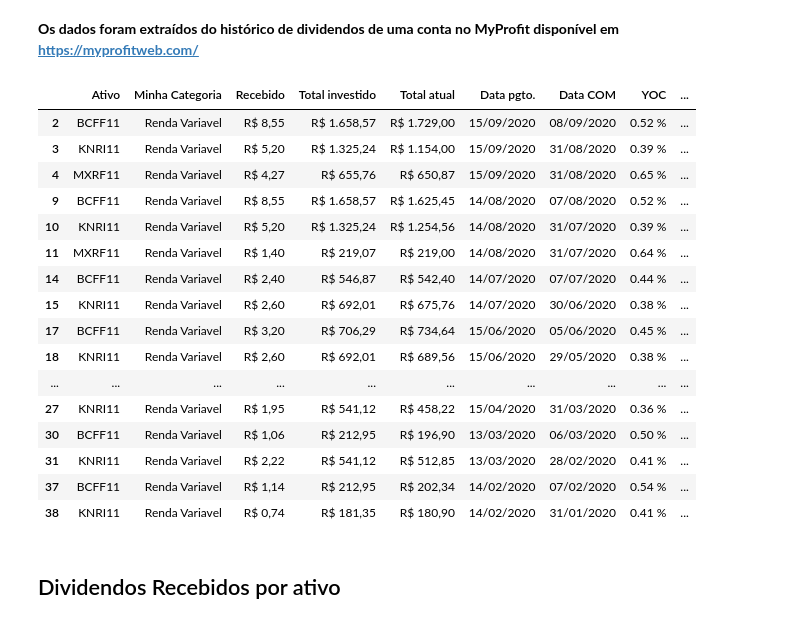
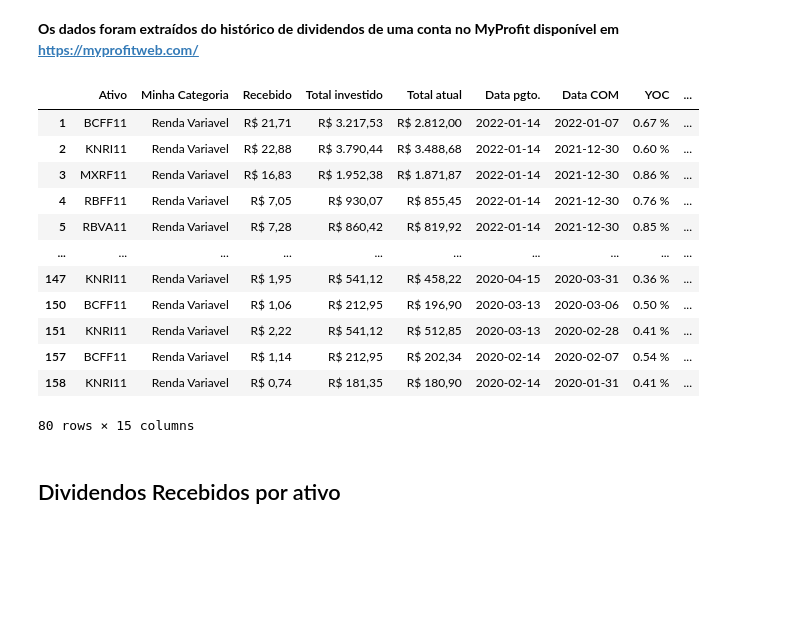
Before and after one commit to devBino/analise_dados_cases, a Jupyter notebook: analise_dividendos/dividendos_historicos_analise.ipynb, the cells around one changed output. Saved outputs shown, nothing was run; the diff lists cells and outputs as text; code cells hidden in the pictures; blank space fills up the shorter version.

```diff
--- a/analise_dividendos/dividendos_historicos_analise.ipynb
+++ b/analise_dividendos/dividendos_historicos_analise.ipynb
@@ -13,42 +13,38 @@
 **Os dados foram extraídos do histórico de dividendos de uma conta no MyProfit disponível em https://myprofitweb.com/**
 # %%
 import pandas as pd
-dados = pd.read_csv("dividendos.csv")
+dados = pd.read_csv('dividendos.csv', decimal=',', thousands='.', parse_dates=['Data pgto.','Data COM'], dayfirst=True)
 
 limite_meses_relatorios = 12
 
 #filtrando pela categoria configurada como Renda Variavel no MyProfitWeb
 dados = dados[ dados['Minha Categoria'] == 'Renda Variavel' ]
 
 #eliminando 2 ativos que não existem mais no portfólio, mas que são trazidos na massa de dados
 dados = dados[ dados['Ativo'] != 'XPLG11' ]
 dados = dados[ dados['Ativo'] != 'HSLG11' ]
 
 #calculando diferença entre DY - YOC e criando nova coluna no DataFrame para posterior utilização
 dados['YOC_DY'] = dados['DY'].str.replace(' %','').astype(float) - dados['YOC'].str.replace(' %','').astype(float)
 
 #tratando valor por cota para posterior utilização
 dados['VALOR_DY_COTA'] = dados['Valor por cota'].str.replace('R$ ','').str.replace(',','.').astype(float)
 
 display(dados)
 # %% [output]
 |  | Ativo | Minha Categoria | Recebido | Total investido | Total atual | Data pgto. | Data COM | YOC | ... |
-| 2 | BCFF11 | Renda Variavel | R$ 8,55 | R$ 1.658,57 | R$ 1.729,00 | 15/09/2020 | 08/09/2020 | 0.52 % | ... |
-| 3 | KNRI11 | Renda Variavel | R$ 5,20 | R$ 1.325,24 | R$ 1.154,00 | 15/09/2020 | 31/08/2020 | 0.39 % | ... |
-| 4 | MXRF11 | Renda Variavel | R$ 4,27 | R$ 655,76 | R$ 650,87 | 15/09/2020 | 31/08/2020 | 0.65 % | ... |
-| 9 | BCFF11 | Renda Variavel | R$ 8,55 | R$ 1.658,57 | R$ 1.625,45 | 14/08/2020 | 07/08/2020 | 0.52 % | ... |
-| 10 | KNRI11 | Renda Variavel | R$ 5,20 | R$ 1.325,24 | R$ 1.254,56 | 14/08/2020 | 31/07/2020 | 0.39 % | ... |
-| 11 | MXRF11 | Renda Variavel | R$ 1,40 | R$ 219,07 | R$ 219,00 | 14/08/2020 | 31/07/2020 | 0.64 % | ... |
-| 14 | BCFF11 | Renda Variavel | R$ 2,40 | R$ 546,87 | R$ 542,40 | 14/07/2020 | 07/07/2020 | 0.44 % | ... |
-| 15 | KNRI11 | Renda Variavel | R$ 2,60 | R$ 692,01 | R$ 675,76 | 14/07/2020 | 30/06/2020 | 0.38 % | ... |
-| 17 | BCFF11 | Renda Variavel | R$ 3,20 | R$ 706,29 | R$ 734,64 | 15/06/2020 | 05/06/2020 | 0.45 % | ... |
-| 18 | KNRI11 | Renda Variavel | R$ 2,60 | R$ 692,01 | R$ 689,56 | 15/06/2020 | 29/05/2020 | 0.38 % | ... |
+| 1 | BCFF11 | Renda Variavel | R$ 21,71 | R$ 3.217,53 | R$ 2.812,00 | 2022-01-14 | 2022-01-07 | 0.67 % | ... |
+| 2 | KNRI11 | Renda Variavel | R$ 22,88 | R$ 3.790,44 | R$ 3.488,68 | 2022-01-14 | 2021-12-30 | 0.60 % | ... |
+| 3 | MXRF11 | Renda Variavel | R$ 16,83 | R$ 1.952,38 | R$ 1.871,87 | 2022-01-14 | 2021-12-30 | 0.86 % | ... |
+| 4 | RBFF11 | Renda Variavel | R$ 7,05 | R$ 930,07 | R$ 855,45 | 2022-01-14 | 2021-12-30 | 0.76 % | ... |
+| 5 | RBVA11 | Renda Variavel | R$ 7,28 | R$ 860,42 | R$ 819,92 | 2022-01-14 | 2021-12-30 | 0.85 % | ... |
 | ... | ... | ... | ... | ... | ... | ... | ... | ... | ... |
-| 27 | KNRI11 | Renda Variavel | R$ 1,95 | R$ 541,12 | R$ 458,22 | 15/04/2020 | 31/03/2020 | 0.36 % | ... |
-| 30 | BCFF11 | Renda Variavel | R$ 1,06 | R$ 212,95 | R$ 196,90 | 13/03/2020 | 06/03/2020 | 0.50 % | ... |
-| 31 | KNRI11 | Renda Variavel | R$ 2,22 | R$ 541,12 | R$ 512,85 | 13/03/2020 | 28/02/2020 | 0.41 % | ... |
-| 37 | BCFF11 | Renda Variavel | R$ 1,14 | R$ 212,95 | R$ 202,34 | 14/02/2020 | 07/02/2020 | 0.54 % | ... |
-| 38 | KNRI11 | Renda Variavel | R$ 0,74 | R$ 181,35 | R$ 180,90 | 14/02/2020 | 31/01/2020 | 0.41 % | ... |
+| 147 | KNRI11 | Renda Variavel | R$ 1,95 | R$ 541,12 | R$ 458,22 | 2020-04-15 | 2020-03-31 | 0.36 % | ... |
+| 150 | BCFF11 | Renda Variavel | R$ 1,06 | R$ 212,95 | R$ 196,90 | 2020-03-13 | 2020-03-06 | 0.50 % | ... |
+| 151 | KNRI11 | Renda Variavel | R$ 2,22 | R$ 541,12 | R$ 512,85 | 2020-03-13 | 2020-02-28 | 0.41 % | ... |
+| 157 | BCFF11 | Renda Variavel | R$ 1,14 | R$ 212,95 | R$ 202,34 | 2020-02-14 | 2020-02-07 | 0.54 % | ... |
+| 158 | KNRI11 | Renda Variavel | R$ 0,74 | R$ 181,35 | R$ 180,90 | 2020-02-14 | 2020-01-31 | 0.41 % | ... |
+80 rows × 15 columns
 # %% [markdown]
 ## Dividendos Recebidos por ativo
 # %% [markdown]
```
Also changed, not shown: parts of 8 cells of this notebook.
